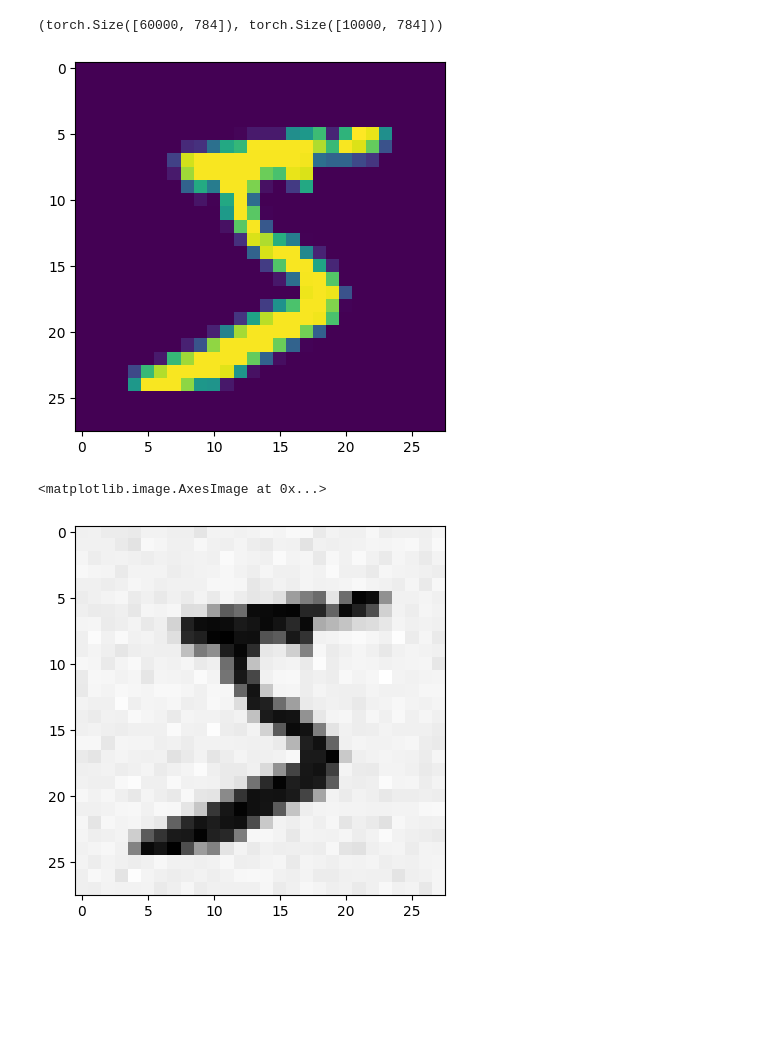
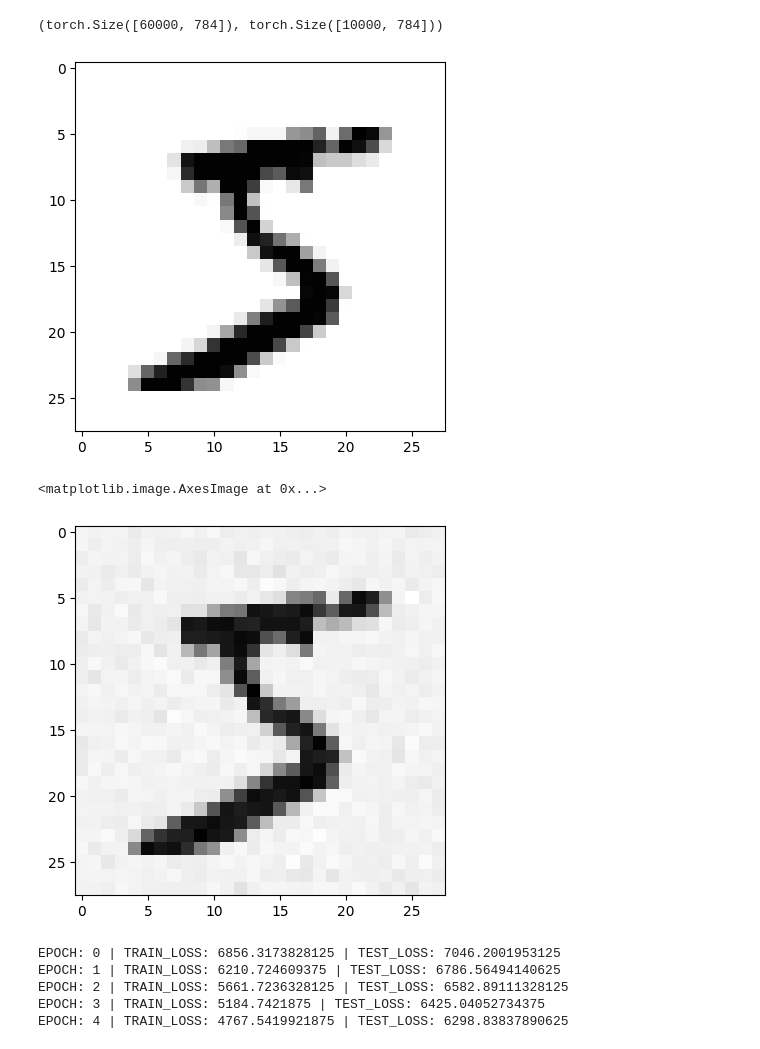
Before and after one commit to Adi-K527/NeuraLab, a Jupyter notebook: Autoencoders/autoencoder.ipynb, the cells around one changed output. Saved outputs shown, nothing was run; the diff lists cells and outputs as text; code cells hidden in the pictures; blank space fills up the shorter version.

```diff
--- a/Autoencoders/autoencoder.ipynb
+++ b/Autoencoders/autoencoder.ipynb
@@ -13,6 +14,6 @@ DEVICE = "cuda" if torch.cuda.is_available() else "cpu"
 # %%
-train_data_df = pd.read_csv("data/train_data.csv")
-test_data_df = pd.read_csv("data/test_data.csv")
+train_data_df = pd.read_csv("/content/train_data.csv")
+test_data_df = pd.read_csv("/content/test_data.csv")
 # %%
 train_data_df.drop(['Unnamed: 0', 'Y'], axis=1, inplace=True)
 test_data_df.drop(['Unnamed: 0', 'Y'], axis=1, inplace=True)
@@ -24,14 +25,14 @@ train_data_tensor.shape, test_data_tensor.shape
 # %% [output]
 (torch.Size([60000, 784]), torch.Size([10000, 784]))
 # %%
-plt.imshow(train_data_tensor[0].view((28, 28)));
+plt.imshow(train_data_tensor[0].view((28, 28)), cmap='Greys');
 # %% [output]
-[figure, old version]
+[figure, new version]
 # %%
-plt.imshow((train_data_tensor[0] + (10 * torch.randn_like(train_data_tensor[0]))).view((28, 28)), cmap='Greys')
+plt.imshow((train_data_tensor[0] + (NOISE_FACTOR * torch.randn_like(train_data_tensor[0]))).view((28, 28)), cmap='Greys')
 # %% [output]
 <matplotlib.image.AxesImage at 0x...>
-[figure, old version]
+[figure, new version]
 # %%
 class AutoEncoder(nn.Module):
     def __init__(self, in_dim):
@@ -105,8 +161,15 @@ def train_epoch(model, train_data):
 # %%
 losses = []
 for epoch in range(EPOCHS):
-    loss = train_epoch(model, train_data)
-    losses.append(loss.item())
+    train_loss = train_epoch(model, optim, train_data)
+    test_loss = test_epoch(model, test_data)
+    losses.append([train_loss.item(), test_loss.item()])
 
-    print(f"EPOCH: {epoch} | LOSS: {loss.item()}")
+    print(f"EPOCH: {epoch} | TRAIN_LOSS: {train_loss.item()} | TEST_LOSS: {test_loss.item()}")
+# %% [output]
+EPOCH: 0 | TRAIN_LOSS: 6856.3173828125 | TEST_LOSS: 7046.2001953125
+EPOCH: 1 | TRAIN_LOSS: 6210.724609375 | TEST_LOSS: 6786.56494140625
+EPOCH: 2 | TRAIN_LOSS: 5661.7236328125 | TEST_LOSS: 6582.89111328125
+EPOCH: 3 | TRAIN_LOSS: 5184.7421875 | TEST_LOSS: 6425.04052734375
+EPOCH: 4 | TRAIN_LOSS: 4767.5419921875 | TEST_LOSS: 6298.83837890625
 # %%
```
Also changed, not shown: parts of 14 cells of this notebook, 1 other file.
